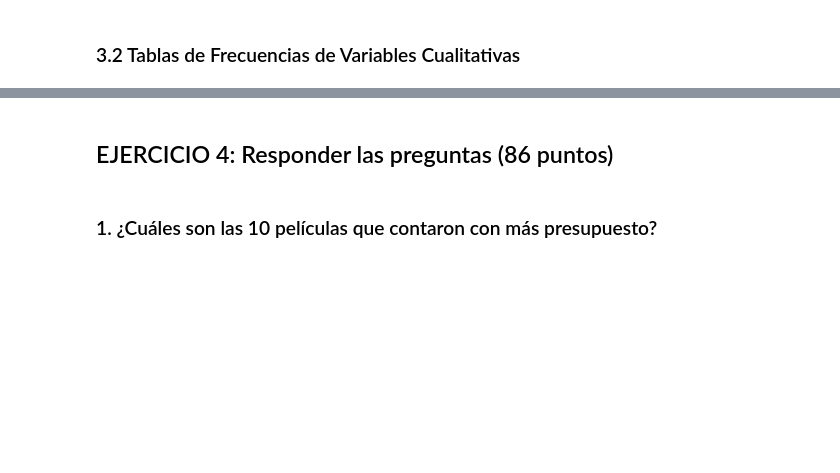
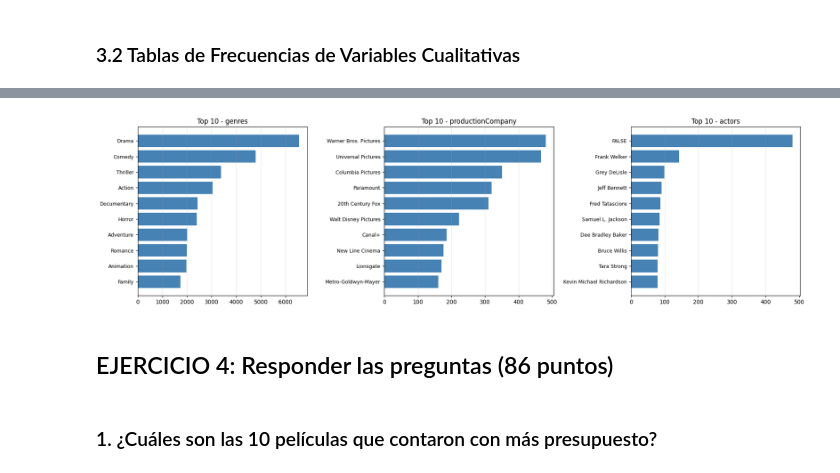
Before and after one commit to jcdiegolopez/MD-LAB01, a Jupyter notebook: main.ipynb, the cells around one changed output, grey strips where cells are left out. Drawn from its saved outputs; the diff is of its cells as text; code cells hidden in the pictures; blank space fills up the shorter version.

```diff
--- a/main.ipynb
+++ b/main.ipynb
@@ -905,0 +568,66 @@ Se generaron 5 gráficos de frecuencias.
+# %%
+print("=" * 80)
+print("TABLAS DE FRECUENCIAS - VARIABLES CUALITATIVAS")
+print("=" * 80)
+
+# ====================================================================================
+# A) VARIABLES CUALITATIVAS SIMPLES
+# ====================================================================================
+print("\n🔹 VARIABLES CUALITATIVAS SIMPLES")
+print("=" * 80)
+
+vars_simples = ['productionCountry', 'video', 'director', 'title', 'originalTitle', 'originalLanguage', 'releaseDate']
+
+for var in vars_simples:
+    if var in datos.columns:
+        freq = datos[var].value_counts().head(10)
+        print(f"\n{var}:")
+        print(freq.to_string())
+
+# ====================================================================================
+# B) VARIABLES CUALITATIVAS MULTIVALUADAS
+# ====================================================================================
+print("\n\n" + "=" * 80)
+print("🔹 VARIABLES CUALITATIVAS MULTIVALUADAS")
+print("=" * 80)
+
+vars_multivaluadas = ['genres', 'productionCompany', 'productionCompanyCountry', 'actors', 'actorsCharacter']
+
+for var in vars_multivaluadas:
+    if var in datos.columns:
+        valores = datos[var].astype(str).str.split('|').explode()
+        valores_limpios = valores[valores.str.strip().str.len() > 0]
+        valores_limpios = valores_limpios[valores_limpios != 'nan']
+
+        if len(valores_limpios) > 0:
+            print(f"\n{var}:")
+            freq = valores_limpios.value_counts().head(15)
+            print(freq.to_string())
+
+# ====================================================================================
+# C) GRÁFICOS DE FRECUENCIAS (TOP VARIABLES)
+# ====================================================================================
+print("\n\n" + "=" * 80)
+print("🔹 GRÁFICOS DE FRECUENCIAS - TOP VARIABLES")
+print("=" * 80)
+
+vars_grafico = ['genres', 'productionCompany', 'actors']
+fig, axes = plt.subplots(1, 3, figsize=(18, 5))
+
+for i, var in enumerate(vars_grafico):
+    if var in datos.columns:
+        valores = datos[var].astype(str).str.split('|').explode()
+        valores_limpios = valores[valores.str.strip().str.len() > 0]
+        valores_limpios = valores_limpios[valores_limpios != 'nan']
+        freq = valores_limpios.value_counts().head(10)
+
+        axes[i].barh(range(len(freq)), freq.values, color='steelblue')
+        axes[i].set_yticks(range(len(freq)))
+        axes[i].set_yticklabels(freq.index, fontsize=9)
+        axes[i].invert_yaxis()
+        axes[i].set_title(f'Top 10 - {var}')
+        axes[i].grid(axis='x', alpha=0.3)
+
+plt.tight_layout()
+plt.show()
+# %% [output]
@@ -906,3 +651,4 @@ Se generaron 5 gráficos de frecuencias.
+[figure, added]
 # %% [markdown]
 ## EJERCICIO 4: Responder las preguntas (86 puntos)
 # %% [markdown]
```
Also changed, not shown: parts of 7 cells of this notebook.
